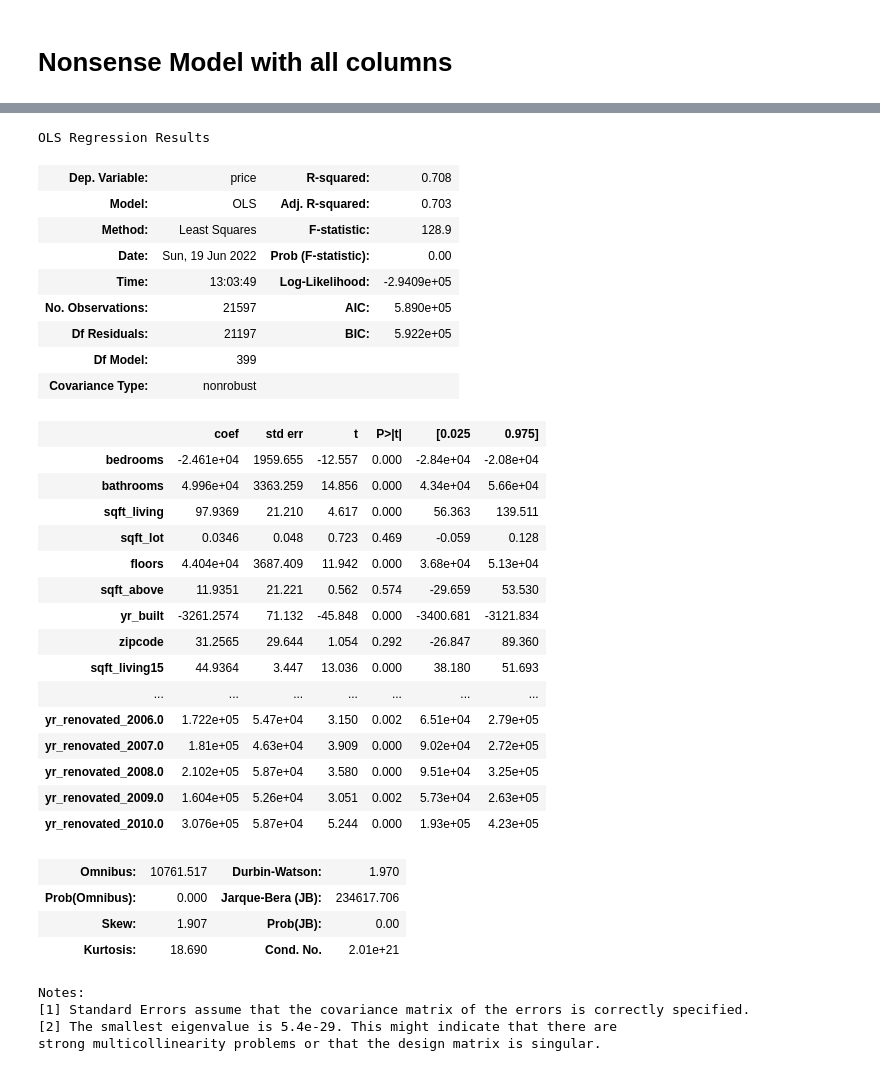
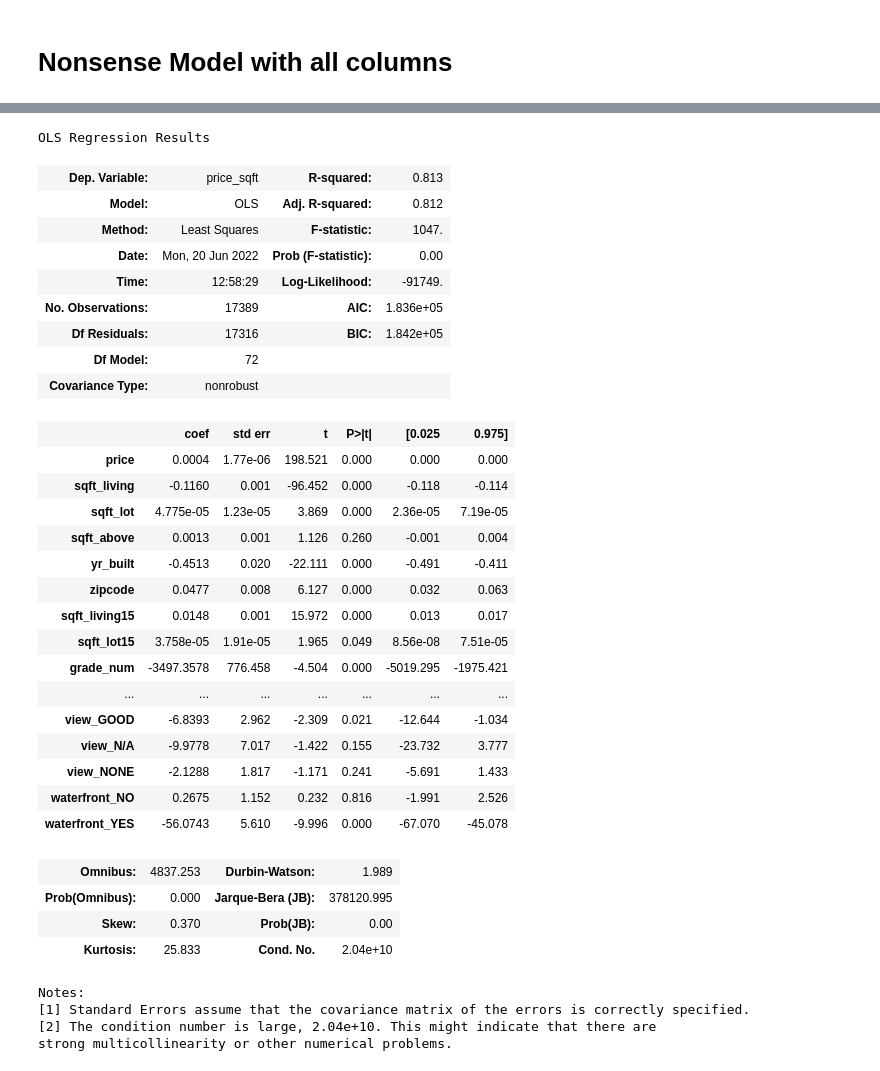
Before and after one commit to ThomasHChapman/P2-SeattleHousing, a Jupyter notebook: working_notebooks/tom_working.ipynb, the cells around one changed output, grey strips where cells are left out. Drawn from its saved outputs; the diff is of its cells as text; code cells hidden in the pictures.

```diff
--- a/working_notebooks/tom_working.ipynb
+++ b/working_notebooks/tom_working.ipynb
@@ -211,0 +364,5 @@ len(df_dummied.columns)
+# %%
+# Identify catgeorical values & create new df with only the categorical columns.
+categoricals = ['bedrooms', 'bathrooms', 'floors', 'condition', 'grade', 'view','waterfront']
+cat_df = kc_housing[categoricals]
+cat_df.head()
@@ -211,0 +376,7 @@ len(df_dummied.columns)
+# %%
+# OneHot encoding for categorical variables. Drop first column to avoid perfect multicolinearity.
+ohe = OneHotEncoder(drop='first')
+categorical_cats = ohe.fit_transform(cat_df)
+categorical_cats.todense()
+categorical_df = pd.DataFrame(categorical_cats.todense(), columns=ohe.get_feature_names(categoricals))
+categorical_df.head()
@@ -211,0 +399,4 @@ len(df_dummied.columns)
+# %%
+# Append categorical dummies to original dataframe, and drop origical categorical columns.
+data = kc_housing.drop(columns=categoricals)
+kc_encoded = pd.concat([data.reset_index(drop=True), categorical_df.reset_index(drop=True)], axis=1)
@@ -212,4 +427,5 @@ len(df_dummied.columns)
 # %% [markdown]
 # Nonsense Model with all columns
 # %%
-dummy_data = df.drop(columns=['date', 'lat', 'long', 'id'])
+X = kc_encoded.drop(columns=['date', 'lat', 'long', 'id','price_sqft','yr_renovated','sqft_basement'])
+y = kc_encoded['price_sqft']
@@ -229,40 +447,39 @@ formula = 'price ~ bedrooms, bathrooms, sqft_living, sqft_lot, floors, sqft_abov
 # %%
-X = df_dummied.drop('price', axis=1)
-y = df['price']
+
 model = sm.OLS(endog=y, exog=X).fit()
 model.summary()
 # %% [output]
 OLS Regression Results
-| Dep. Variable: | price | R-squared: | 0.708 |
-| Model: | OLS | Adj. R-squared: | 0.703 |
-| Method: | Least Squares | F-statistic: | 128.9 |
-| Date: | Sun, 19 Jun 2022 | Prob (F-statistic): | 0.00 |
-| Time: | 13:03:49 | Log-Likelihood: | -2.9409e+05 |
-| No. Observations: | 21597 | AIC: | 5.890e+05 |
-| Df Residuals: | 21197 | BIC: | 5.922e+05 |
-| Df Model: | 399 |  |  |
+| Dep. Variable: | price_sqft | R-squared: | 0.813 |
+| Model: | OLS | Adj. R-squared: | 0.812 |
+| Method: | Least Squares | F-statistic: | 1047. |
+| Date: | Mon, 20 Jun 2022 | Prob (F-statistic): | 0.00 |
+| Time: | 12:58:29 | Log-Likelihood: | -91749. |
+| No. Observations: | 17389 | AIC: | 1.836e+05 |
+| Df Residuals: | 17316 | BIC: | 1.842e+05 |
+| Df Model: | 72 |  |  |
 | Covariance Type: | nonrobust |  |  |
 |  | coef | std err | t | P>|t| | [0.025 | 0.975] |
-| bedrooms | -2.461e+04 | 1959.655 | -12.557 | 0.000 | -2.84e+04 | -2.08e+04 |
-| bathrooms | 4.996e+04 | 3363.259 | 14.856 | 0.000 | 4.34e+04 | 5.66e+04 |
-| sqft_living | 97.9369 | 21.210 | 4.617 | 0.000 | 56.363 | 139.511 |
-| sqft_lot | 0.0346 | 0.048 | 0.723 | 0.469 | -0.059 | 0.128 |
-| floors | 4.404e+04 | 3687.409 | 11.942 | 0.000 | 3.68e+04 | 5.13e+04 |
-| sqft_above | 11.9351 | 21.221 | 0.562 | 0.574 | -29.659 | 53.530 |
-| yr_built | -3261.2574 | 71.132 | -45.848 | 0.000 | -3400.681 | -3121.834 |
-| zipcode | 31.2565 | 29.644 | 1.054 | 0.292 | -26.847 | 89.360 |
-| sqft_living15 | 44.9364 | 3.447 | 13.036 | 0.000 | 38.180 | 51.693 |
+| price | 0.0004 | 1.77e-06 | 198.521 | 0.000 | 0.000 | 0.000 |
+| sqft_living | -0.1160 | 0.001 | -96.452 | 0.000 | -0.118 | -0.114 |
+| sqft_lot | 4.775e-05 | 1.23e-05 | 3.869 | 0.000 | 2.36e-05 | 7.19e-05 |
+| sqft_above | 0.0013 | 0.001 | 1.126 | 0.260 | -0.001 | 0.004 |
+| yr_built | -0.4513 | 0.020 | -22.111 | 0.000 | -0.491 | -0.411 |
+| zipcode | 0.0477 | 0.008 | 6.127 | 0.000 | 0.032 | 0.063 |
+| sqft_living15 | 0.0148 | 0.001 | 15.972 | 0.000 | 0.013 | 0.017 |
+| sqft_lot15 | 3.758e-05 | 1.91e-05 | 1.965 | 0.049 | 8.56e-08 | 7.51e-05 |
+| grade_num | -3497.3578 | 776.458 | -4.504 | 0.000 | -5019.295 | -1975.421 |
 | ... | ... | ... | ... | ... | ... | ... |
-| yr_renovated_2006.0 | 1.722e+05 | 5.47e+04 | 3.150 | 0.002 | 6.51e+04 | 2.79e+05 |
-| yr_renovated_2007.0 | 1.81e+05 | 4.63e+04 | 3.909 | 0.000 | 9.02e+04 | 2.72e+05 |
-| yr_renovated_2008.0 | 2.102e+05 | 5.87e+04 | 3.580 | 0.000 | 9.51e+04 | 3.25e+05 |
-| yr_renovated_2009.0 | 1.604e+05 | 5.26e+04 | 3.051 | 0.002 | 5.73e+04 | 2.63e+05 |
-| yr_renovated_2010.0 | 3.076e+05 | 5.87e+04 | 5.244 | 0.000 | 1.93e+05 | 4.23e+05 |
+| view_GOOD | -6.8393 | 2.962 | -2.309 | 0.021 | -12.644 | -1.034 |
+| view_N/A | -9.9778 | 7.017 | -1.422 | 0.155 | -23.732 | 3.777 |
+| view_NONE | -2.1288 | 1.817 | -1.171 | 0.241 | -5.691 | 1.433 |
+| waterfront_NO | 0.2675 | 1.152 | 0.232 | 0.816 | -1.991 | 2.526 |
+| waterfront_YES | -56.0743 | 5.610 | -9.996 | 0.000 | -67.070 | -45.078 |
-| Omnibus: | 10761.517 | Durbin-Watson: | 1.970 |
-| Prob(Omnibus): | 0.000 | Jarque-Bera (JB): | 234617.706 |
-| Skew: | 1.907 | Prob(JB): | 0.00 |
-| Kurtosis: | 18.690 | Cond. No. | 2.01e+21 |
+| Omnibus: | 4837.253 | Durbin-Watson: | 1.989 |
+| Prob(Omnibus): | 0.000 | Jarque-Bera (JB): | 378120.995 |
+| Skew: | 0.370 | Prob(JB): | 0.00 |
+| Kurtosis: | 25.833 | Cond. No. | 2.04e+10 |
 Notes:
 [1] Standard Errors assume that the covariance matrix of the errors is correctly specified.
-[2] The smallest eigenvalue is 5.4e-29. This might indicate that there are
-strong multicollinearity problems or that the design matrix is singular.
+[2] The condition number is large, 2.04e+10. This might indicate that there are
+strong multicollinearity or other numerical problems.
```
Also changed, not shown: parts of 62 cells of this notebook.
